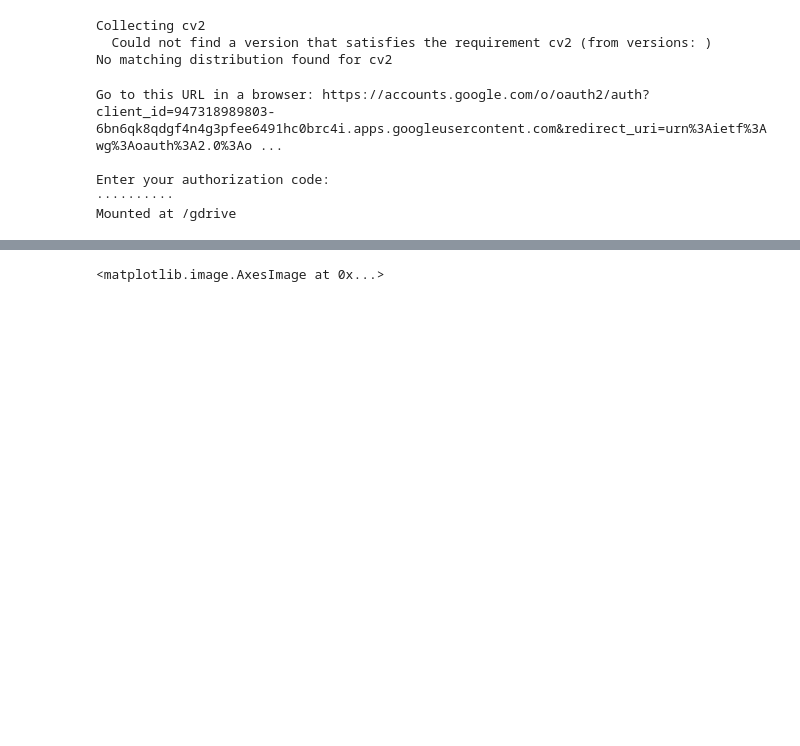
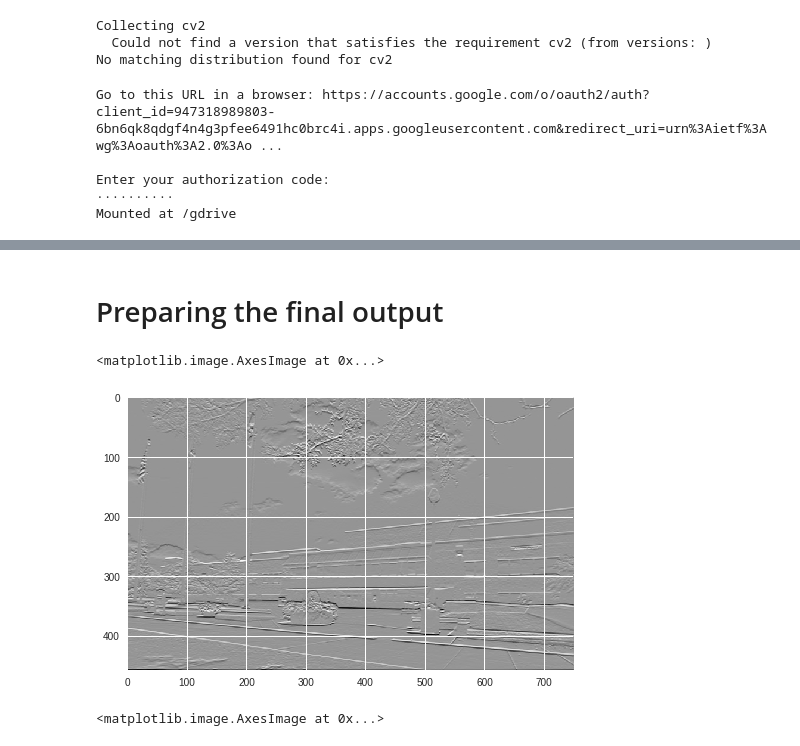
Before and after one commit to MicroprocessorX069/Edge-Detection-, a Jupyter notebook: CSE573_Edge_detection.ipynb, the cells around one changed output, grey strips where cells are left out. Saved outputs shown, nothing was run; the diff lists cells and outputs as text; code cells hidden in the pictures; blank space fills up the shorter version.

```diff
--- a/CSE573_Edge_detection.ipynb
+++ b/CSE573_Edge_detection.ipynb
@@ -57,0 +105,25 @@ for x in range(len(input_image)):
+# %%
+import numpy as np
+#input_image=np.array([[10,10,10,0,0,0],[10,10,10,0,0,0],[10,10,10,0,0,0],[10,10,10,0,0,0],[10,10,10,0,0,0],[10,10,10,0,0,0]])
+#plt.imshow(input_image)
+kernel=np.array([[1,2,1],[0,0,0],[-1,-2,-1]])
+input_image=np.array(input_image)
+padded_input=np.pad(input_image,(int((len(kernel)-1)/2),int((len(kernel)-1)/2)),'constant')
+padded_input=np.array(padded_input)
+
+'''
+#new_image2=np.zeros((len(input_image),len(input_image[0])))
+for x in range(len(input_image)):
+  for y in range(len(input_image[0])):
+      input_image[x,y]=255-input_image[x,y]
+plt.imshow(input_image)
+'''
+
+new_image=np.zeros((len(input_image),len(input_image[0])))
+for input_x in range(len(input_image)):
+  for input_y in range(len(input_image[0])):
+     new_image[input_x,input_y]=0
+     for kernel_x in range(len(kernel)):
+         for kernel_y in range(len(kernel[0])):
+             new_image[input_x,input_y]=new_image[input_x,input_y]+padded_input[input_x+kernel_x, input_y+kernel_y]*kernel[kernel_x,kernel_y]
+plt.imshow(new_image)
@@ -58,3 +166,10 @@ for x in range(len(input_image)):
+# %% [markdown]
+# Preparing the final output
+# %%
+plt.imshow(new_image)
+# %% [output]
+<matplotlib.image.AxesImage at 0x...>
+[figure, added]
 # %%
 new_image2=np.zeros((len(input_image),len(input_image[0])))
 for x in range(len(input_image)):
```
Also changed, not shown: parts of 18 cells of this notebook.
